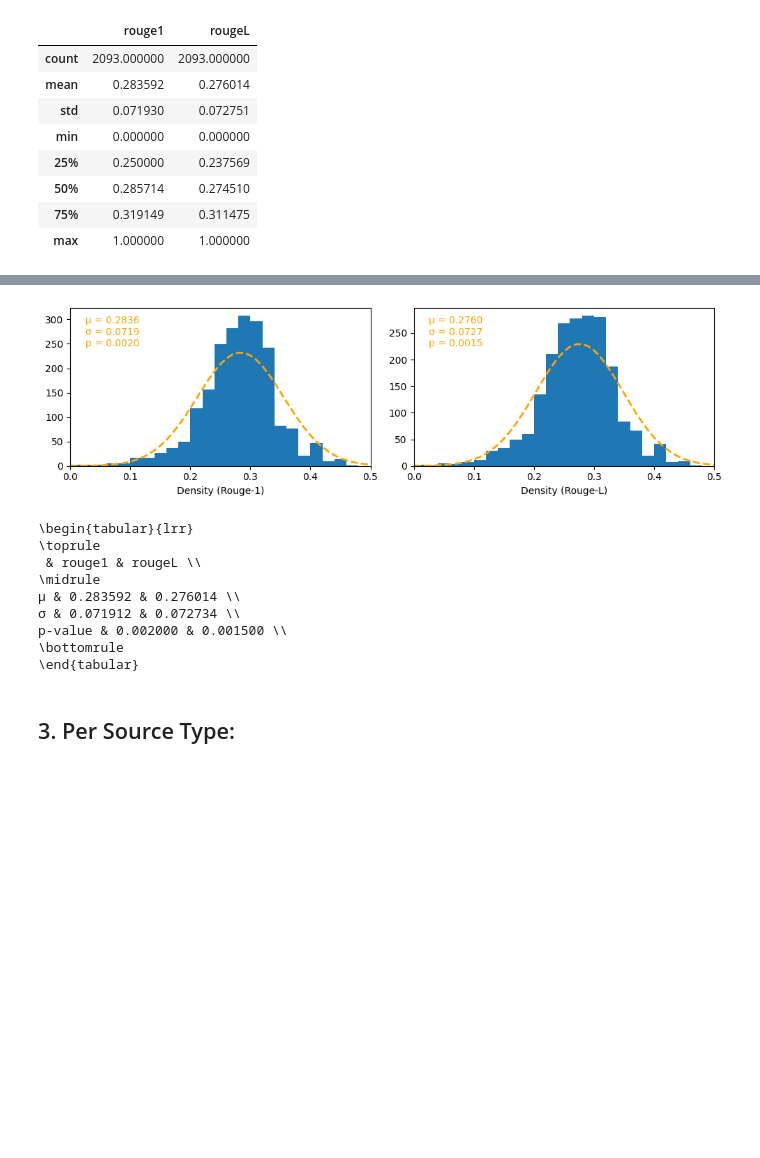
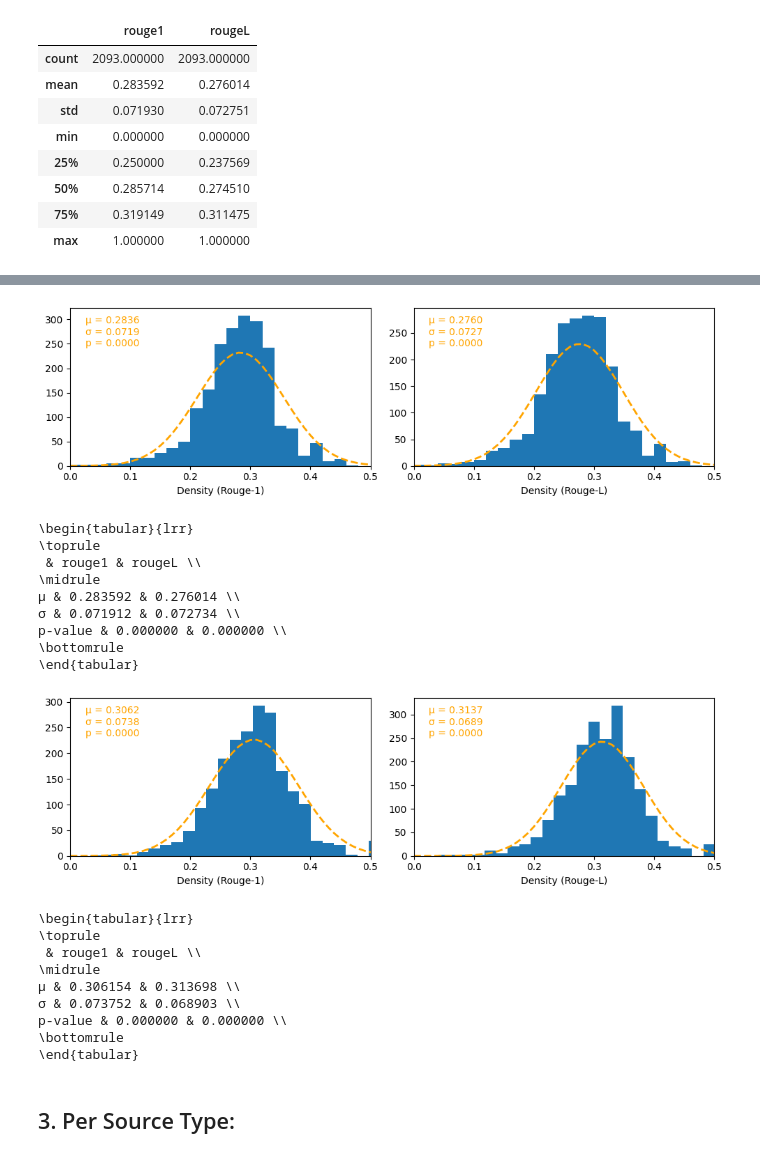
Before and after one commit to EFRA-DH/sgs, a Jupyter notebook: scoring.ipynb, the cells around one changed output, grey strips where cells are left out. Cells and saved outputs as stored; diff of their text form; code cells hidden in the pictures; blank space fills up the shorter version.

Commit message:
Added density analysis for llama 70b.

```diff
--- a/scoring.ipynb
+++ b/scoring.ipynb
@@ -408,7 +416,7 @@ for i, scores in enumerate([scores_manual, scores_llama70b]):
         ax.hist(scores[col], bins=bins)
 
         # compute Shapiro-Wilk:
-        mc = monte_carlo_test(x, norm.rvs, lambda x: shapiro(x).statistic, alternative='less')
+        W, p = shapiro(scores[col])
 
         # fit and plot normal distribution:
         mu, std = norm.fit(scores[col])
@@ -417,7 +425,7 @@ for i, scores in enumerate([scores_manual, scores_llama70b]):
 
         # print fit characteristics:
         ax.text(.95 if col.startswith('rouge') else -9.5, .95*ax.get_ylim()[1],
-            f'μ = {mu:.4f}\nσ = {std:.4f}\np = {mc.pvalue:.4f}',
+            f'μ = {mu:.4f}\nσ = {std:.4f}\np = {p:.4f}',
             horizontalalignment='right' if col.startswith('rouge') else 'left',
             verticalalignment='top',
             c='orange'
@@ -429,7 +437,7 @@ for i, scores in enumerate([scores_manual, scores_llama70b]):
         else: ax.set_xlabel(titles[col])
         if j == 0: ax.set_ylabel(row)
 
-        table[titles[col]] = {row + ': μ':mu, row + ': σ':std, row + ': p-value':mc.pvalue}
+        table[titles[col]] = {row + ': μ':mu, row + ': σ':std, row + ': p-value':p}
 
 plt.tight_layout()
 plt.savefig('similarity.pdf')
@@ -463,3 +471,6 @@ density_manual.describe()
 | 50% | 0.285714 | 0.274510 |
 | 75% | 0.319149 | 0.311475 |
 | max | 1.000000 | 1.000000 |
+# %%
+density_llama70b = pd.read_csv('density_llama70b.csv', index_col=0).fillna(0.)
+density_llama70b.describe()
@@ -477,7 +498,7 @@ for ax, col in zip(axs, density_manual.columns):
     ax.hist(density_manual[col], bins=n_bins)
 
     # compute Shapiro-Wilk:
-    mc = monte_carlo_test(x, norm.rvs, lambda x: shapiro(x).statistic, alternative='less')
+    W, p = shapiro(density_manual[col])
 
     # fit and plot normal distribution:
     mu, std = norm.fit(density_manual[col])
@@ -486,7 +507,7 @@ for ax, col in zip(axs, density_manual.columns):
 
     # print fit characteristics:
     ax.text(.025, .95*ax.get_ylim()[1],
-        f'μ = {mu:.4f}\nσ = {std:.4f}\np = {mc.pvalue:.4f}',
+        f'μ = {mu:.4f}\nσ = {std:.4f}\np = {p:.4f}',
         horizontalalignment='left',
         verticalalignment='top',
         c='orange'
@@ -496,10 +517,10 @@ for ax, col in zip(axs, density_manual.columns):
     ax.set_xlim(0, .5)
     ax.set_xlabel(f'Density ({titles[col]})')
 
-    table[col] = {'μ':mu, 'σ':std, 'p-value':mc.pvalue}
+    table[col] = {'μ':mu, 'σ':std, 'p-value':p}
 
 plt.tight_layout()
-plt.savefig('density.pdf')
+plt.savefig('density_manual.pdf')
 plt.show()
 
 # print latex table:
@@ -512,9 +533,61 @@ print(pd.DataFrame(table).to_latex())
 \midrule
 μ & 0.283592 & 0.276014 \\
 σ & 0.071912 & 0.072734 \\
-p-value & 0.002000 & 0.001500 \\
+p-value & 0.000000 & 0.000000 \\
 \bottomrule
 \end{tabular}
+# %%
+# create figure:
+fig, axs = plt.subplots(1, 2, figsize=(10, 3))
+
+# plot columns:
+table = {}
+for ax, col in zip(axs, density_llama70b.columns):
+    n_bins = 50
+    x = np.arange(0., 1.,.01)
+
+    # plot histogram:
+    ax.hist(density_llama70b[col], bins=n_bins)
+
+    # compute Shapiro-Wilk:
+    W, p = shapiro(density_llama70b[col])
+
+    # fit and plot normal distribution:
+    mu, std = norm.fit(density_llama70b[col])
+    y = norm.pdf(x, mu, std) * (len(density_llama70b) / n_bins)
+    ax.plot(x, y, ls='dashed', lw=2, c='orange')
+
+    # print fit characteristics:
+    ax.text(.025, .95*ax.get_ylim()[1],
+        f'μ = {mu:.4f}\nσ = {std:.4f}\np = {p:.4f}',
+        horizontalalignment='left',
+        verticalalignment='top',
+        c='orange'
+    )
+
+    # layout:
+    ax.set_xlim(0, .5)
+    ax.set_xlabel(f'Density ({titles[col]})')
+
+    table[col] = {'μ':mu, 'σ':std, 'p-value':p}
+
+plt.tight_layout()
+plt.savefig('density_llama70b.pdf')
+plt.show()
+
+# print latex table:
+print(pd.DataFrame(table).to_latex())
+# %% [output]
+[figure, added]
+\begin{tabular}{lrr}
+\toprule
+ & rouge1 & rougeL \\
+\midrule
+μ & 0.306154 & 0.313698 \\
+σ & 0.073752 & 0.068903 \\
+p-value & 0.000000 & 0.000000 \\
+\bottomrule
+\end{tabular}
 # %% [markdown]
 ## 3. Per Source Type:
 # %%
```
Also changed, not shown: parts of 12 cells of this notebook.
